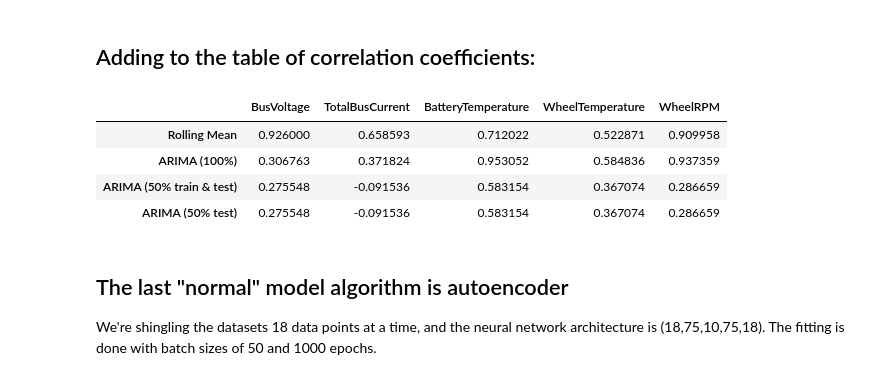
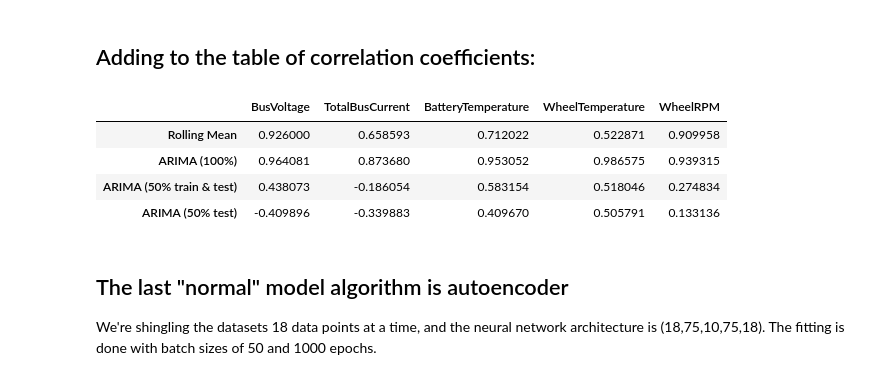
Before and after one commit to sapols/Satellite-Telemetry-Anomaly-Detection, a Jupyter notebook: Algorithm Modeling.ipynb, the cells around one changed output. Saved outputs shown, nothing was run; the diff lists cells and outputs as text; code cells hidden in the pictures.

Commit message:
Correct correlations

```diff
--- a/Algorithm Modeling.ipynb
+++ b/Algorithm Modeling.ipynb
@@ -184,39 +184,54 @@ for ds in range(len(datasets)):
 for ds in range(len(datasets)):
     var_name = var_names[ds]
     ds_name = datasets[ds][5:-4] # drop 'Data/' and '.csv'
+    p = hyperparams[ds]['order'][0]
+    freq = hyperparams[ds]['freq']
+    drop = 0
 
     file_path = 'save/datasets/' + ds_name + '/arima/data/100 percent/' + ds_name + '_with_arima_full.csv'
+    if (p == 1):
+        drop = freq  # don't correlate with data that was differenced away
+
     # get correlation coefficient between original data and ARIMA forecast (100%)
-    coeff = correlation(var_name, file_path, 'ARIMA', file_path)
+    coeff = correlation(var_name, file_path, 'ARIMA', file_path, drop=drop)
     correlations.at['ARIMA (100%)', ds_name] = coeff  # Make the index "ARIMA (100%)" if it doesn't exist, place coeff
 
 # 50% ARIMAs
 for ds in range(len(datasets)):
     var_name = var_names[ds]
     ds_name = datasets[ds][5:-4] # drop 'Data/' and '.csv'
+    p = hyperparams[ds]['order'][0]
+    freq = hyperparams[ds]['freq']
+    drop = 0
 
     file_path = 'save/datasets/' + ds_name + '/arima/data/50 percent/' + ds_name + '_with_arima_half.csv'
+    if (p == 1):
+        drop = freq  # don't correlate with data that was differenced away
+
     # get correlation coefficient between original data and ARIMA forecast (50% train & test)
-    coeff = correlation(var_name, file_path, 'ARIMA', file_path)
+    coeff = correlation(var_name, file_path, 'ARIMA', file_path, drop=drop)
     correlations.at['ARIMA (50% train & test)', ds_name] = coeff  # Make the index "ARIMA (50% train & test)" if it doesn't exist, place coeff
 
 for ds in range(len(datasets)):
     var_name = var_names[ds]
     ds_name = datasets[ds][5:-4] # drop 'Data/' and '.csv'
 
     file_path = 'save/datasets/' + ds_name + '/arima/data/50 percent/' + ds_name + '_with_arima_half.csv'
+    df = read_csv(file_path, header=0, parse_dates=[0], index_col=0, squeeze=True, date_parser=parser)
+    drop = int(len(df) / 2)
+
     # get correlation coefficient between original data and ARIMA forecast (50% train & test)
-    coeff = correlation(var_name, file_path, 'ARIMA', file_path)
+    coeff = correlation(var_name, file_path, 'ARIMA', file_path, drop=drop)
     correlations.at['ARIMA (50% test)', ds_name] = coeff  # Make the index "ARIMA (50% test)" if it doesn't exist, place coeff
 
 correlations.to_csv('./save/correlations.csv')
 correlations
 # %% [output]
 |  | BusVoltage | TotalBusCurrent | BatteryTemperature | WheelTemperature | WheelRPM |
 | Rolling Mean | 0.926000 | 0.658593 | 0.712022 | 0.522871 | 0.909958 |
-| ARIMA (100%) | 0.306763 | 0.371824 | 0.953052 | 0.584836 | 0.937359 |
-| ARIMA (50% train & test) | 0.275548 | -0.091536 | 0.583154 | 0.367074 | 0.286659 |
-| ARIMA (50% test) | 0.275548 | -0.091536 | 0.583154 | 0.367074 | 0.286659 |
+| ARIMA (100%) | 0.964081 | 0.873680 | 0.953052 | 0.986575 | 0.939315 |
+| ARIMA (50% train & test) | 0.438073 | -0.186054 | 0.583154 | 0.518046 | 0.274834 |
+| ARIMA (50% test) | -0.409896 | -0.339883 | 0.409670 | 0.505791 | 0.133136 |
 # %% [markdown]
 ## The last "normal" model algorithm is autoencoder
 
```
Also changed, not shown: parts of 1 cell of this notebook.
